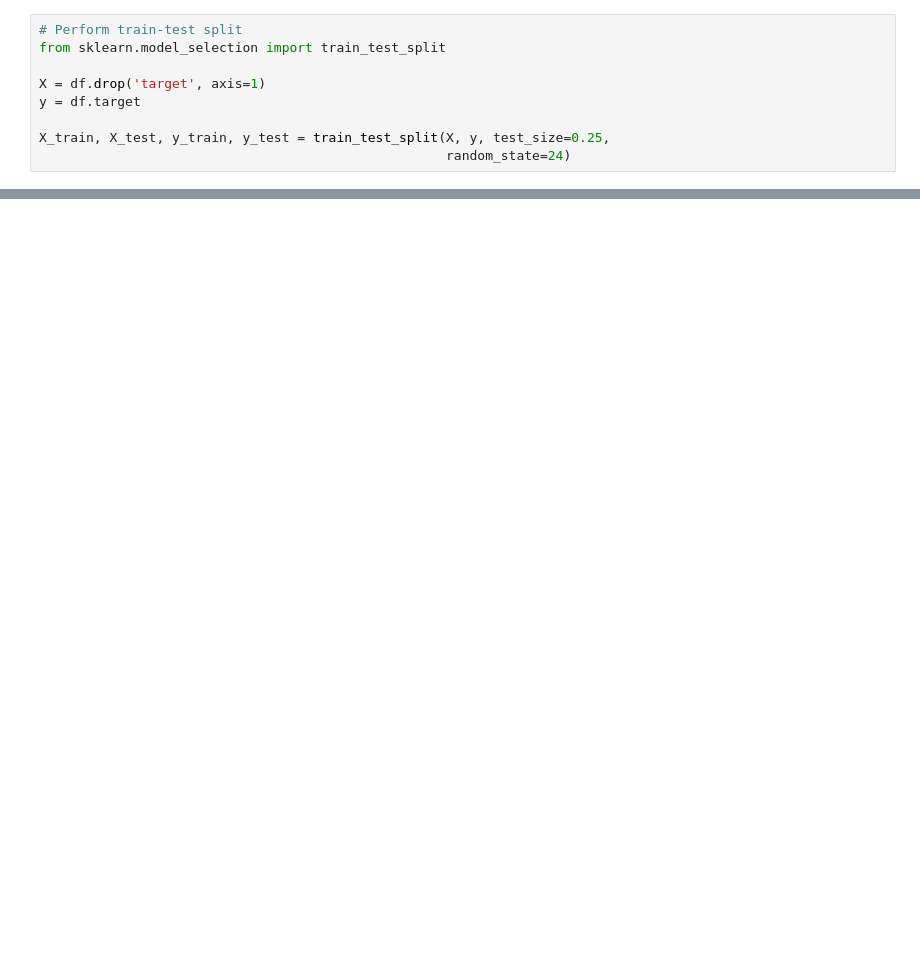
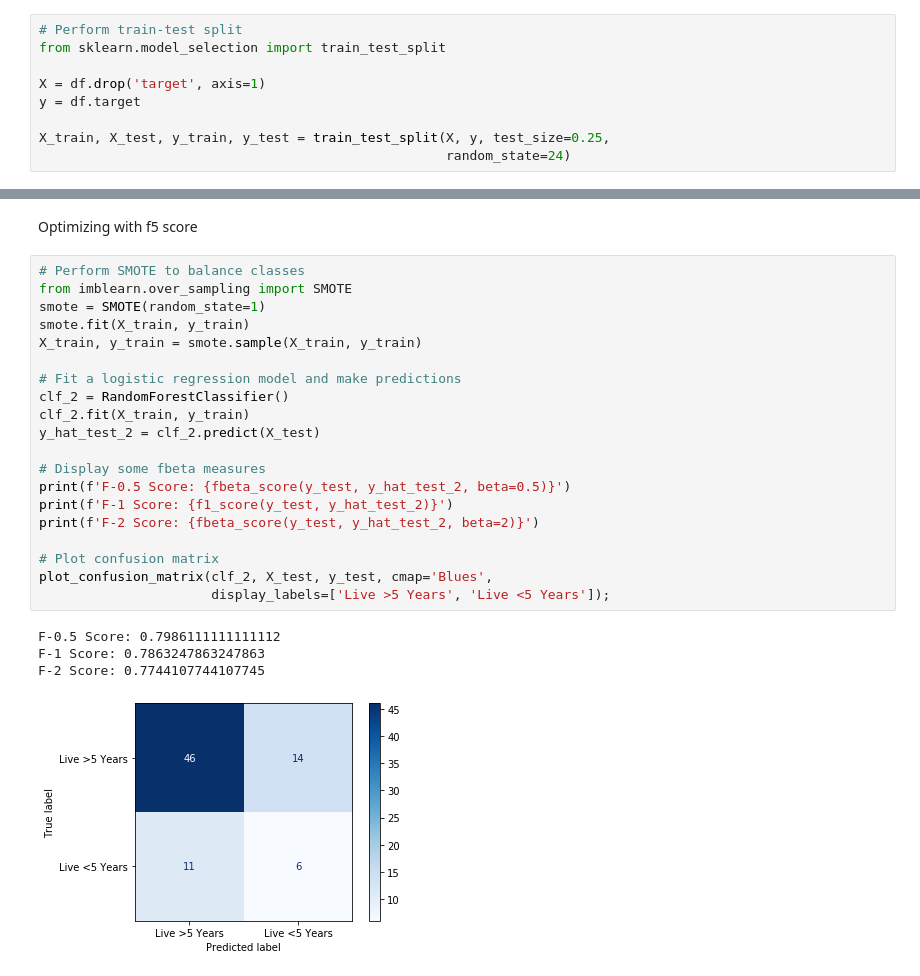
Before and after one commit to douglaspsteen/f_measure_exercise, a Jupyter notebook: notebook.ipynb, the cells around one changed output, grey strips where cells are left out. Drawn from its saved outputs; the diff is of its cells as text; blank space fills up the shorter version.

```diff
--- a/notebook.ipynb
+++ b/notebook.ipynb
@@ -72,0 +49,27 @@ plot_confusion_matrix(clf, X_test, y_test)
+# %% [markdown]
+Optimizing with f5 score
+# %%
+# Perform SMOTE to balance classes
+from imblearn.over_sampling import SMOTE
+smote = SMOTE(random_state=1)
+smote.fit(X_train, y_train)
+X_train, y_train = smote.sample(X_train, y_train)
+
+# Fit a logistic regression model and make predictions
+clf_2 = RandomForestClassifier()
+clf_2.fit(X_train, y_train)
+y_hat_test_2 = clf_2.predict(X_test)
+
+# Display some fbeta measures
+print(f'F-0.5 Score: {fbeta_score(y_test, y_hat_test_2, beta=0.5)}')
+print(f'F-1 Score: {f1_score(y_test, y_hat_test_2)}')
+print(f'F-2 Score: {fbeta_score(y_test, y_hat_test_2, beta=2)}')
+
+# Plot confusion matrix
+plot_confusion_matrix(clf_2, X_test, y_test, cmap='Blues',
+                      display_labels=['Live >5 Years', 'Live <5 Years']);
+# %% [output]
+F-0.5 Score: 0.7986111111111112
+F-1 Score: 0.7863247863247863
+F-2 Score: 0.7744107744107745
+[figure, added]
```
Also changed, not shown: parts of 13 cells of this notebook, 2 other files.
